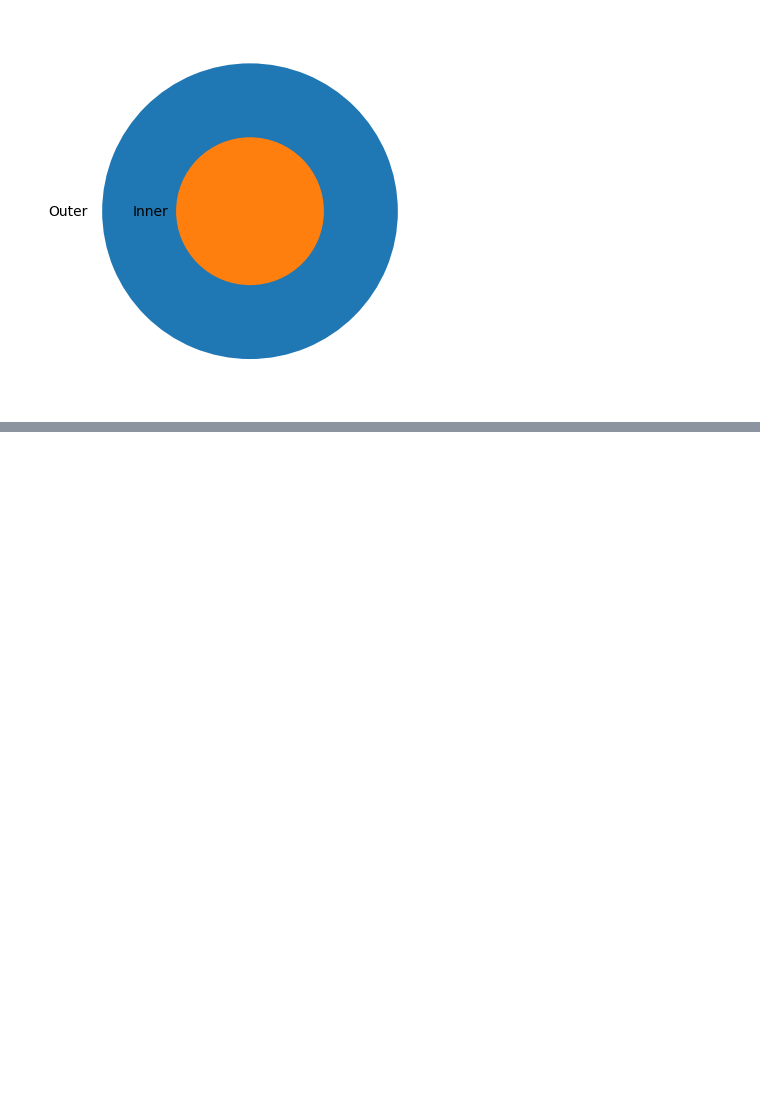
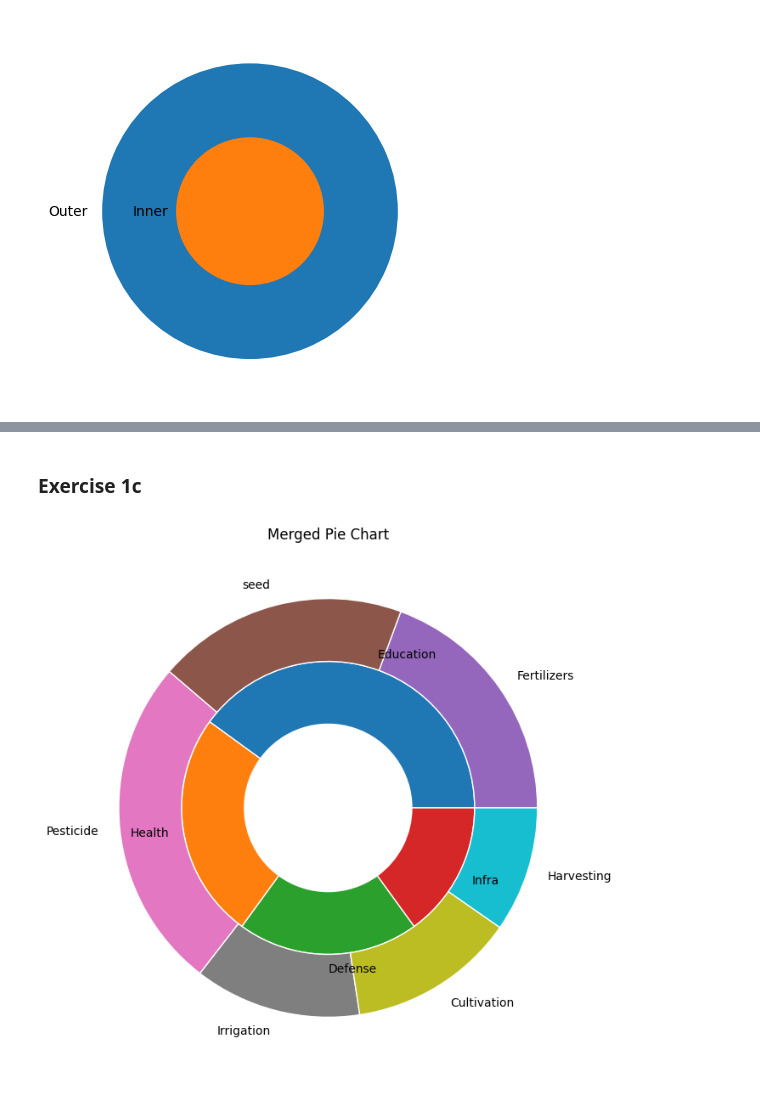
Before and after one commit to adocxwork/NDrive, a Jupyter notebook: ML Lab/Week 6/Lab 6_3.ipynb, the cells around one changed output, grey strips where cells are left out. Cells and saved outputs as stored; diff of their text form; code cells hidden in the pictures; blank space fills up the shorter version.

```diff
--- a/ML Lab/Week 6/Lab 6_3.ipynb
+++ b/ML Lab/Week 6/Lab 6_3.ipynb
@@ -115,0 +152,25 @@ plt.show()
+# %% [markdown]
+### Exercise 1c
+# %%
+# Outer ring - Farmer Expenses
+outer_labels = labels
+outer_sizes = sizes
+
+# Inner ring - Another sample category (e.g., Govt Sectors)
+inner_labels = ['Education', 'Health', 'Defense', 'Infra']
+inner_sizes = [40, 25, 20, 15]
+
+fig, ax = plt.subplots(figsize=(8, 8))
+
+# Inner Pie (Govt sectors)
+ax.pie(inner_sizes, radius=0.7, labels=inner_labels,
+       wedgeprops=dict(width=0.3, edgecolor='w'))
+
+# Outer Pie (Farmer expenses)
+ax.pie(outer_sizes, radius=1, labels=outer_labels,
+       wedgeprops=dict(width=0.3, edgecolor='w'))
+
+plt.title("Merged Pie Chart")
+plt.show()
+# %% [output]
+[figure, added]
```
Also changed, not shown: parts of 5 cells of this notebook, 38 other files.
